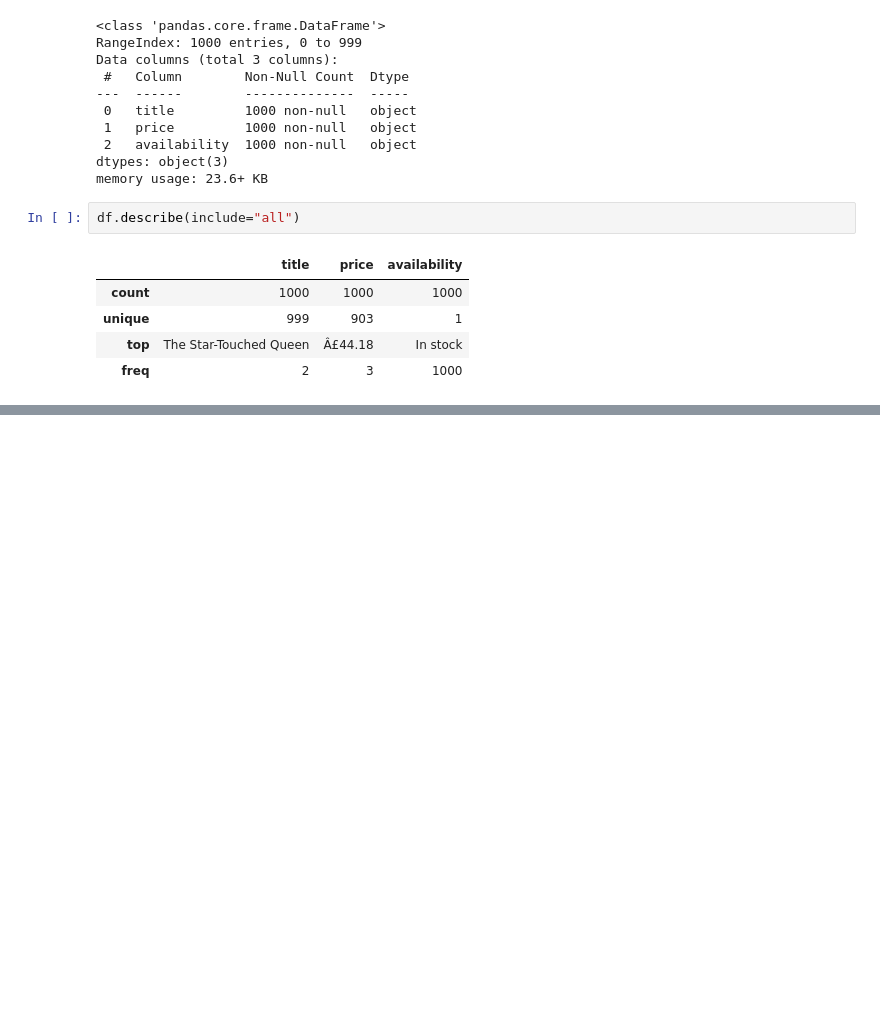
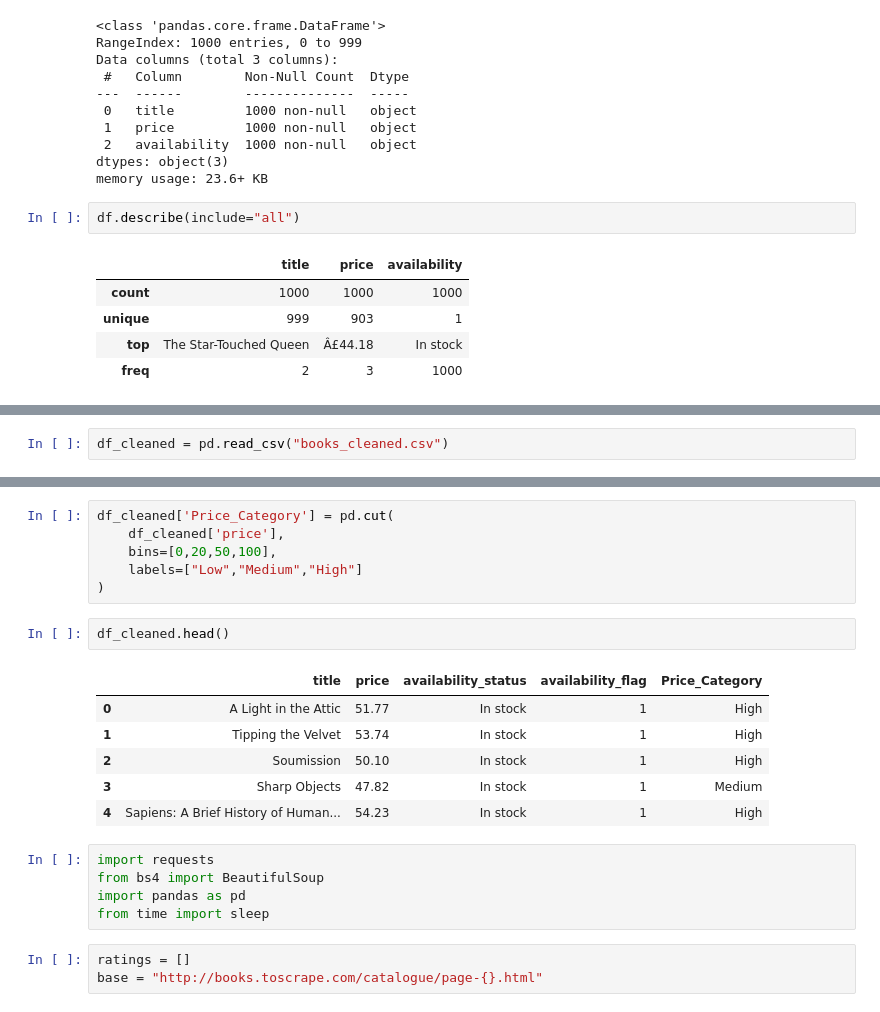
Before and after one commit to Kanna0409/Projects, a Jupyter notebook: The Book Analytics Project/scrape_books.ipynb, the cells around one changed output, grey strips where cells are left out. Drawn from its saved outputs; the diff is of its cells as text; blank space fills up the shorter version.

```diff
--- a/The Book Analytics Project/scrape_books.ipynb
+++ b/The Book Analytics Project/scrape_books.ipynb
@@ -288,0 +377,2 @@ df.describe(include="all")
+# %%
+df_cleaned = pd.read_csv("books_cleaned.csv")
@@ -288,0 +414,23 @@ df.describe(include="all")
+# %%
+df_cleaned['Price_Category'] = pd.cut(
+    df_cleaned['price'],
+    bins=[0,20,50,100],
+    labels=["Low","Medium","High"]
+)
+# %%
+df_cleaned.head()
+# %% [output]
+|  | title | price | availability_status | availability_flag | Price_Category |
+| 0 | A Light in the Attic | 51.77 | In stock | 1 | High |
+| 1 | Tipping the Velvet | 53.74 | In stock | 1 | High |
+| 2 | Soumission | 50.10 | In stock | 1 | High |
+| 3 | Sharp Objects | 47.82 | In stock | 1 | Medium |
+| 4 | Sapiens: A Brief History of Human... | 54.23 | In stock | 1 | High |
+# %%
+import requests
+from bs4 import BeautifulSoup
+import pandas as pd
+from time import sleep
+# %%
+ratings = []
+base = "http://books.toscrape.com/catalogue/page-{}.html"
```
Also changed, not shown: parts of 43 cells of this notebook, 3 other files.
